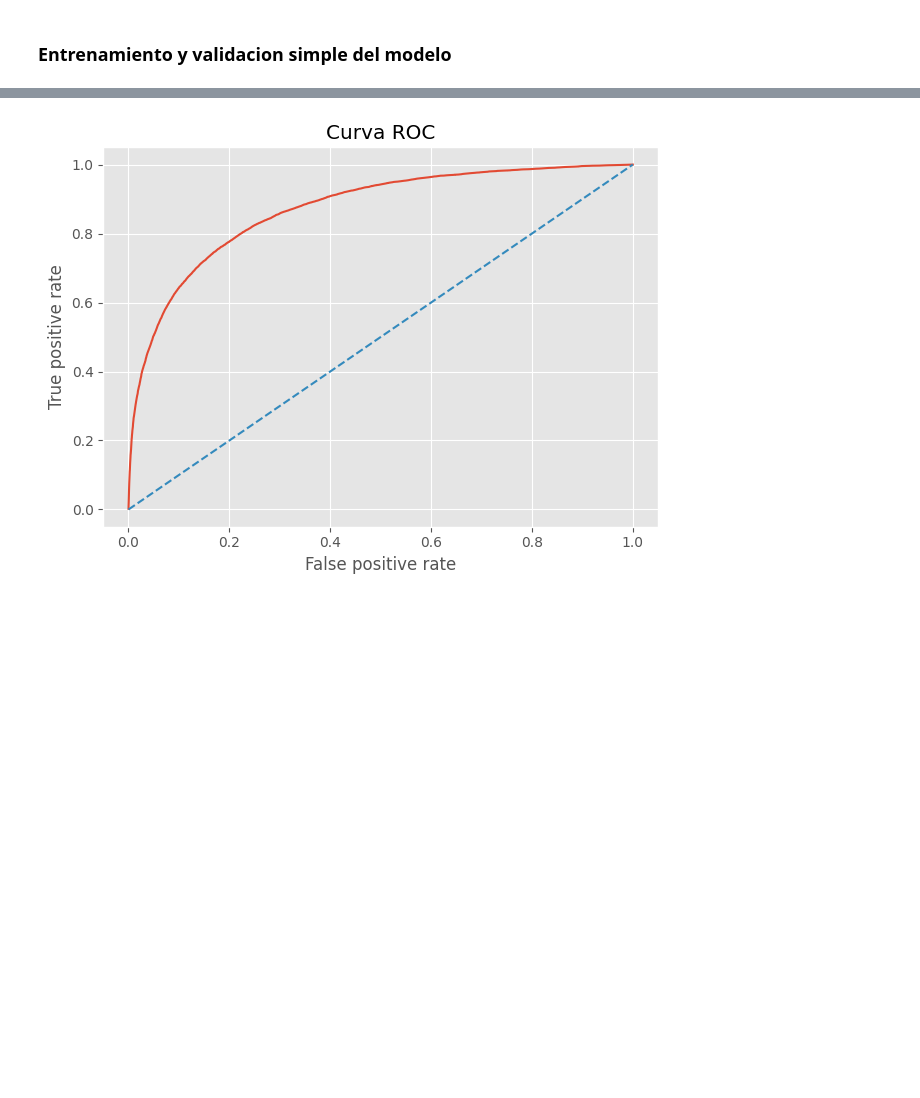
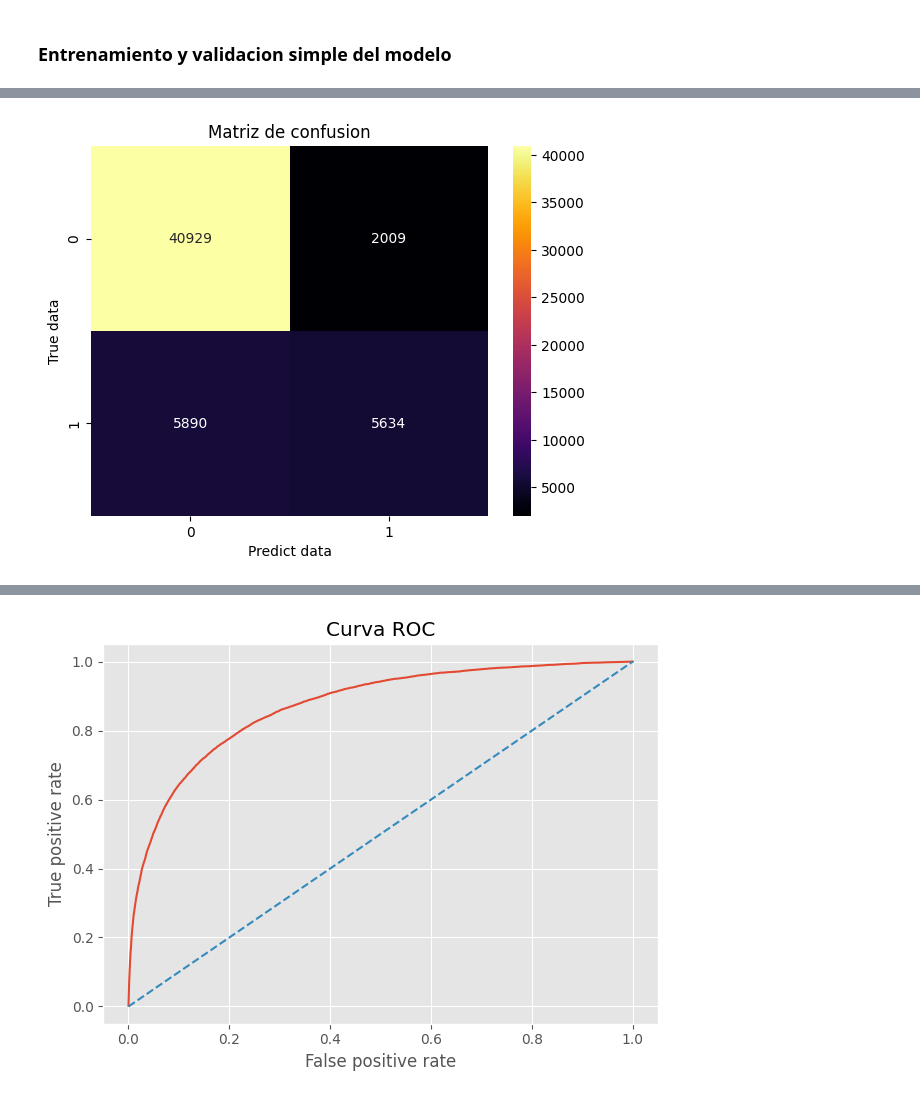
Before and after one commit to arielRas/KaggleCompetition-Coder52295, a Jupyter notebook: Model.ipynb, the cells around one changed output, grey strips where cells are left out. Drawn from its saved outputs; the diff is of its cells as text; code cells hidden in the pictures; blank space fills up the shorter version.

```diff
--- a/Model.ipynb
+++ b/Model.ipynb
@@ -68,3 +98,8 @@ print(f'Accuracy: {accuracy:.4f}')
+# %%
+#GRAFICO DE MATRIZ DE CONFUSION
+Metrics().plot_confusion_matrix_dicotomic(y_test, y_pred, None, None)
+# %% [output]
+[figure, added]
 # %%
 #GRAFICO DE MATRIZ DE CONFUSION
 Metrics().plot_confusion_matrix_dicotomic(y_test, y_pred, None, None)
```
Also changed, not shown: parts of 18 cells of this notebook, 3 other files.
